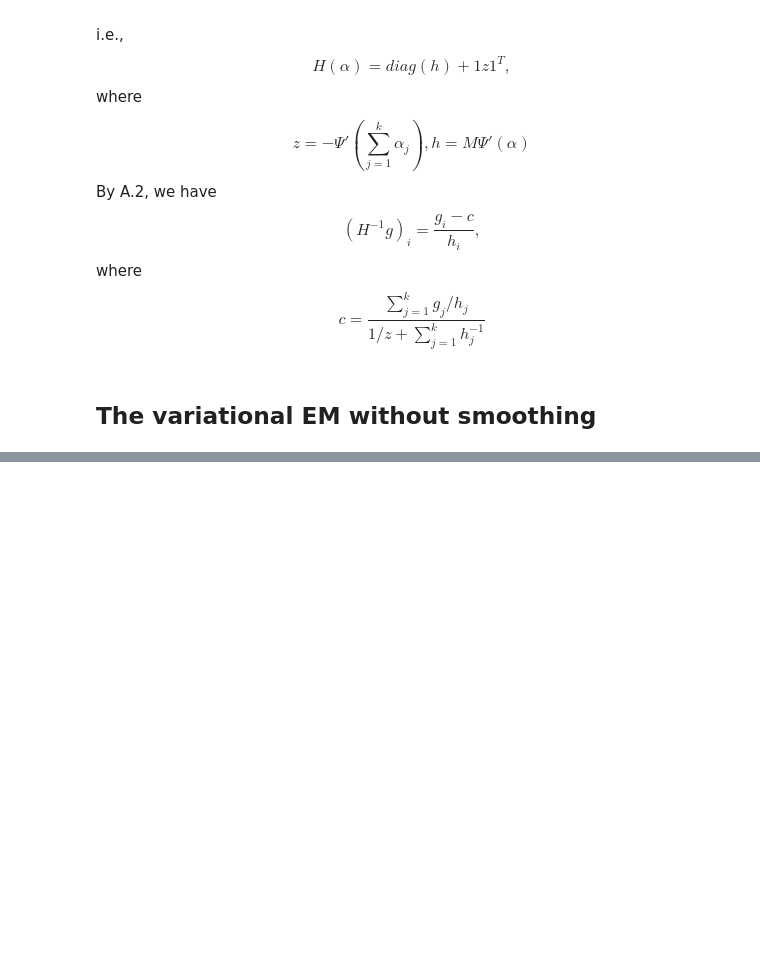
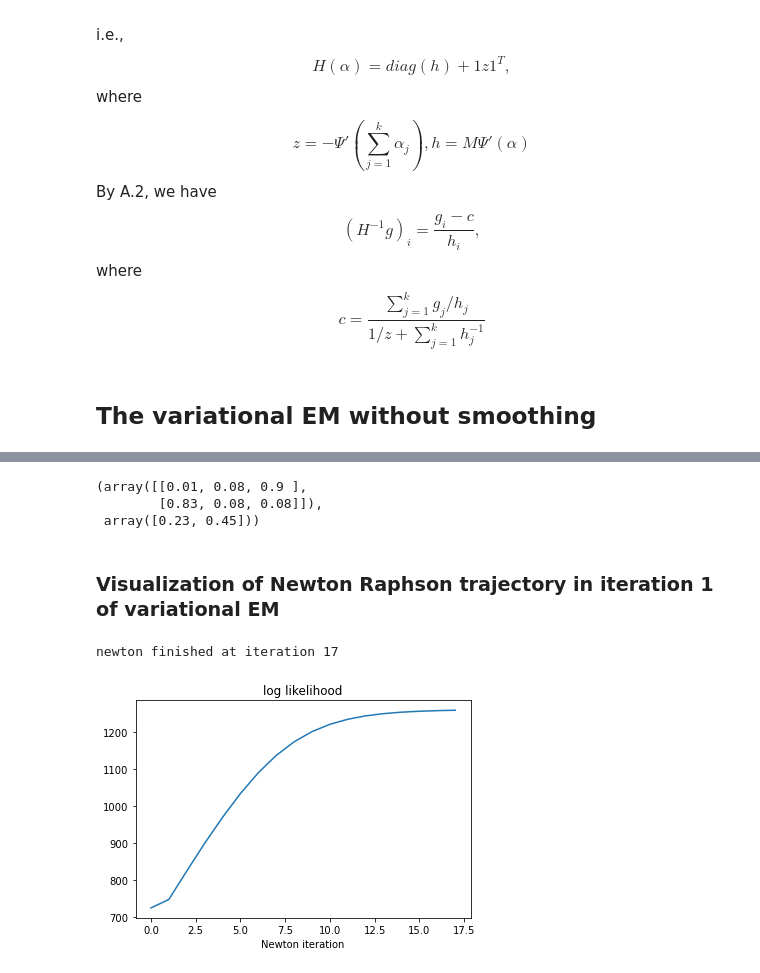
Before and after one commit to montecristo7/lda_project, a Jupyter notebook: lda_plain_python.ipynb, the cells around one changed output, grey strips where cells are left out. Cells and saved outputs as stored; diff of their text form; code cells hidden in the pictures; blank space fills up the shorter version.

Commit message:
changed the hessian in newton; added gradient descent; added diagnostics

```diff
--- a/lda_plain_python.ipynb
+++ b/lda_plain_python.ipynb
@@ -217,19 +309,18 @@ def variational_em(Nd,alpha0,beta0,word_dicts,vocab,M,k, conv_threshold=1e-5,max
 # %%
 random.seed(2)
-doc1='you '*10+' fish '
-doc2='fish '*10+' you '
+doc1='you '*10+' fish '+' is '
+doc2='fish '*10+' you '+' is '
 docs=[doc1,doc2]*100
 docs=list(map(lambda x:x*10,docs))
 vocab=utilities.make_vocab_from_docs(docs)
 word_dicts=list(map(lambda x: utilities.parse_doc(x,vocab),docs))
 Nd=list(map(len,docs))
 k,M,V=2,len(docs),len(vocab)
-alpha0=np.random.random(2)*10
-beta0=np.random.random((2,2))
+#alpha0=np.random.random(2)
+alpha0=np.array([1,1]).reshape(2)
+beta0=np.random.random((2,3))
+#beta0=np.array([1,1,1,1,1,1]).reshape((2,3))
 beta0=beta0/np.sum(beta0,axis=1).reshape((-1,1))
-conv_threshold=1e-4
-max_iter=int(1e2)
-niter=10
 # %%
 vocab
 # %% [output]
@@ -262,0 +367,27 @@ vem
+# %%
+np.round(vem[1],2),np.round(vem[0],2)
+# %% [output]
+(array([[0.01, 0.08, 0.9 ],
+        [0.83, 0.08, 0.08]]),
+ array([0.23, 0.45]))
+# %% [markdown]
+### Visualization of Newton Raphson trajectory in iteration 1 of variational EM
+# %%
+random.seed(1)
+e_estimates=list(map(lambda x,y: e_step(x,k,V,alpha0,beta0,y,conv_threshold=1e-5,max_iter=int(1e5)), Nd,word_dicts))
+gamma_list=list(map(lambda x:x[0],e_estimates))
+#print('gammalist',gamma_list)
+suff_stat_list=list(map(lambda x:x[1],e_estimates))
+gamma_list=list(map(lambda x:x[0],e_estimates))
+#print('gammalist',gamma_list)
+suff_stat_list=list(map(lambda x:x[1],e_estimates))
+m_estimates=m_step(M,k,V,suff_stat_list,gamma_list,alpha0,conv_threshold=1e-3,max_iter=int(1e3))
+# %% [output]
+newton finished at iteration 17
+# %%
+plt.plot(m_estimates[2])
+plt.title('log likelihood')
+plt.xlabel('Newton iteration')
+pass
+# %% [output]
+[figure, added]
```
Also changed, not shown: parts of 20 cells of this notebook, 1 other file.
